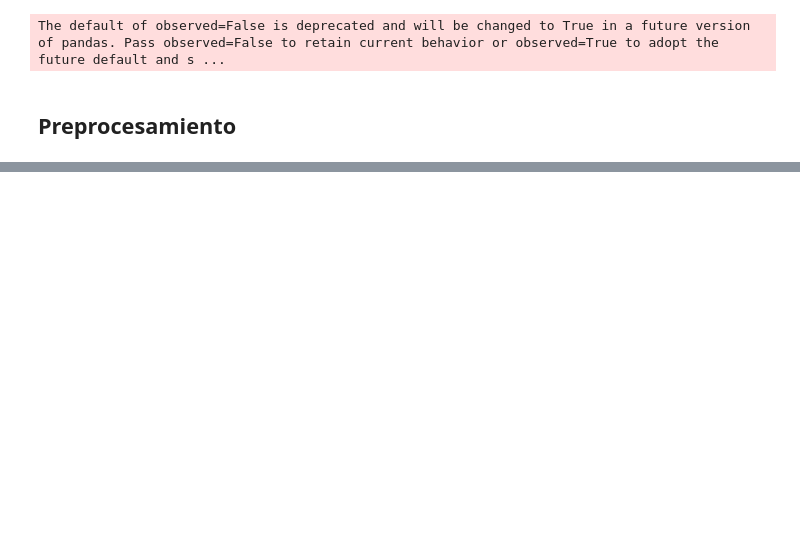
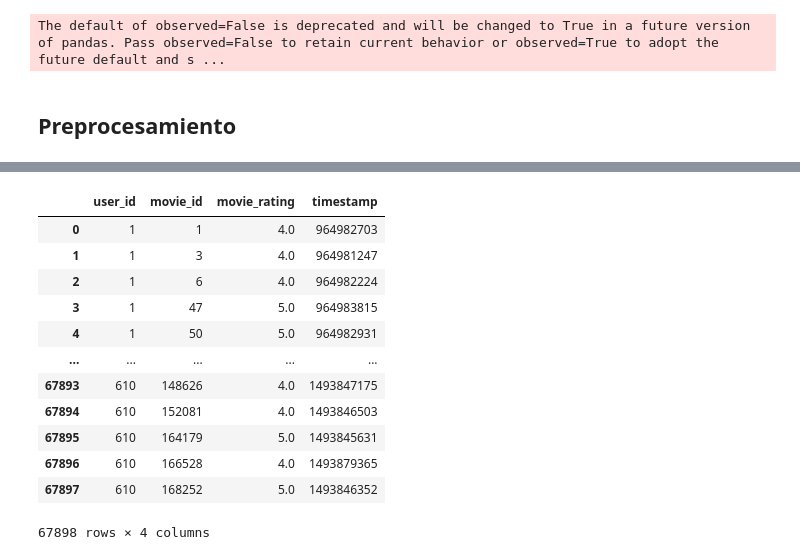
Before and after one commit to estebancardona1/ProyectoMarketing, a Jupyter notebook: b_exploracion_limpieza.ipynb, the cells around one changed output, grey strips where cells are left out. Saved outputs shown, nothing was run; the diff lists cells and outputs as text; code cells hidden in the pictures; blank space fills up the shorter version.

```diff
--- a/b_exploracion_limpieza.ipynb
+++ b/b_exploracion_limpieza.ipynb
@@ -509,0 +579,18 @@ OperationalError: near "a": syntax error
+# %%
+pd.read_sql('select count(*) ratings_filtered', conn)
+ratings_filtered =pd.read_sql('select * from  ratings_filtered',conn)
+ratings_filtered
+# %% [output]
+|  | user_id | movie_id | movie_rating | timestamp |
+| 0 | 1 | 1 | 4.0 | 964982703 |
+| 1 | 1 | 3 | 4.0 | 964981247 |
+| 2 | 1 | 6 | 4.0 | 964982224 |
+| 3 | 1 | 47 | 5.0 | 964983815 |
+| 4 | 1 | 50 | 5.0 | 964982931 |
+| ... | ... | ... | ... | ... |
+| 67893 | 610 | 148626 | 4.0 | 1493847175 |
+| 67894 | 610 | 152081 | 4.0 | 1493846503 |
+| 67895 | 610 | 164179 | 5.0 | 1493845631 |
+| 67896 | 610 | 166528 | 4.0 | 1493879365 |
+| 67897 | 610 | 168252 | 5.0 | 1493846352 |
+67898 rows × 4 columns
```
Also changed, not shown: parts of 12 cells of this notebook, 2 other files.
